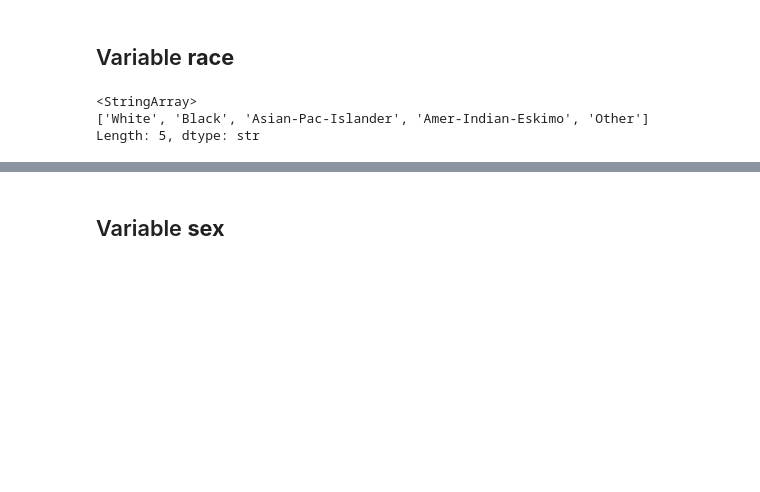
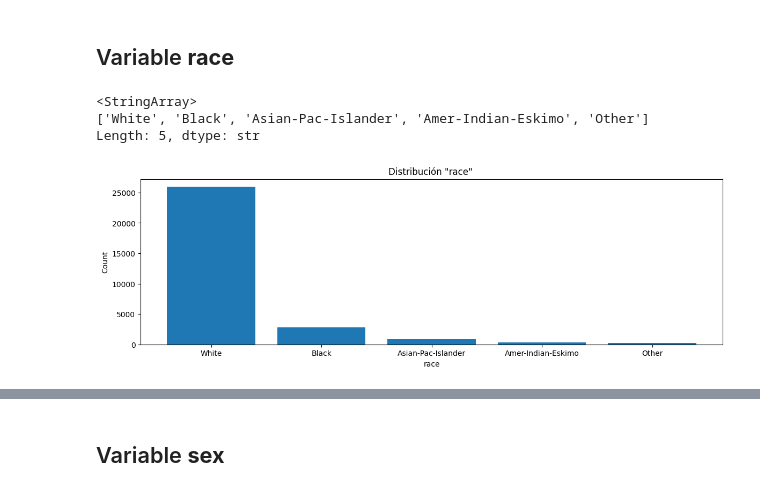
Before and after one commit to IEs80/Aprendizaje-Profundo, a Jupyter notebook: TP_N2/SZTENBERG-IAN-DL-TP2-Co24.ipynb, the cells around one changed output, grey strips where cells are left out. Drawn from its saved outputs; the diff is of its cells as text; code cells hidden in the pictures; blank space fills up the shorter version.

```diff
--- a/TP_N2/SZTENBERG-IAN-DL-TP2-Co24.ipynb
+++ b/TP_N2/SZTENBERG-IAN-DL-TP2-Co24.ipynb
@@ -79,0 +82,9 @@ df = pd.read_csv(path)
+# %%
+def plot_dist(label):
+    marital_counts = df[label].value_counts()
+    plt.figure(figsize=(14, 4))
+    plt.bar(marital_counts.index, marital_counts)
+    plt.title(f'Distribución "{label}" ')
+    plt.xlabel(label)
+    plt.ylabel('Count')
+    plt.show()
@@ -341,3 +381,7 @@ df["race"].unique()
 <StringArray>
 ['White', 'Black', 'Asian-Pac-Islander', 'Amer-Indian-Eskimo', 'Other']
 Length: 5, dtype: str
+# %%
+plot_dist('race')
+# %% [output]
+[figure, added]
```
Also changed, not shown: parts of 36 cells of this notebook.
